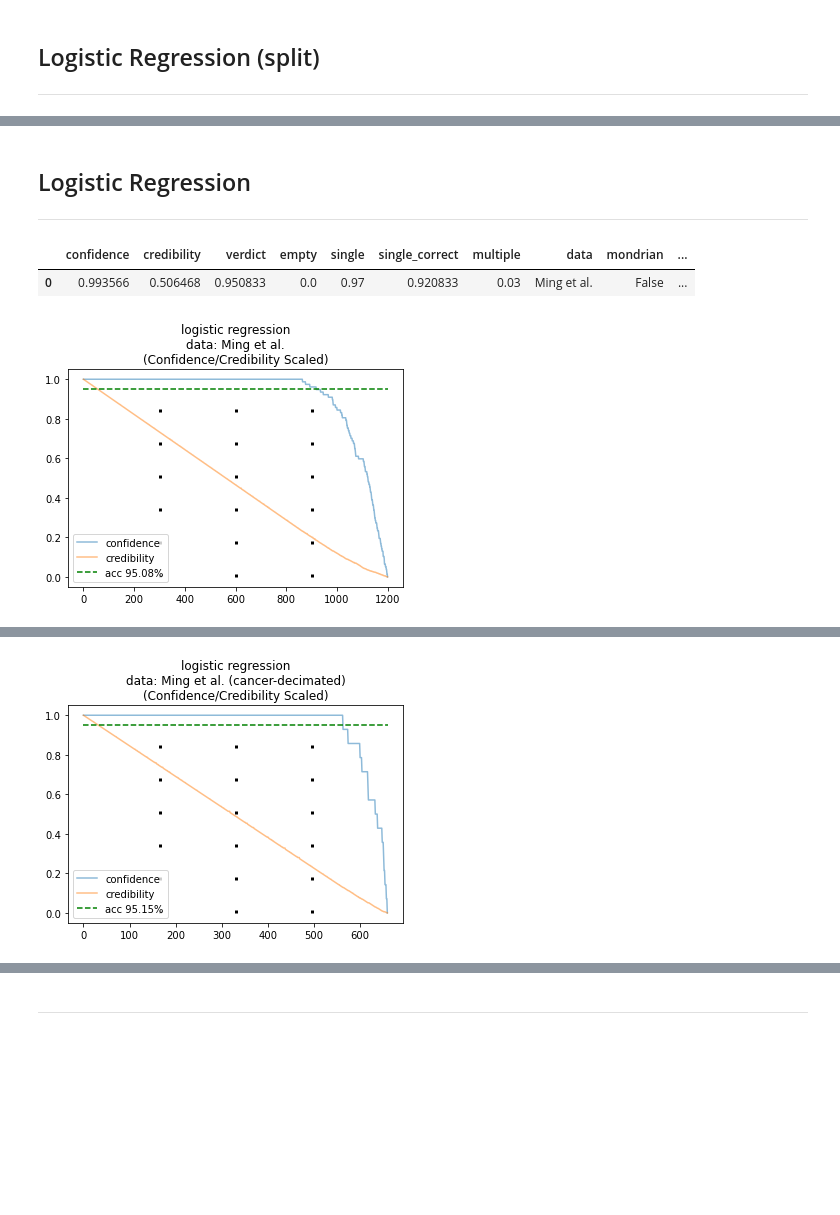
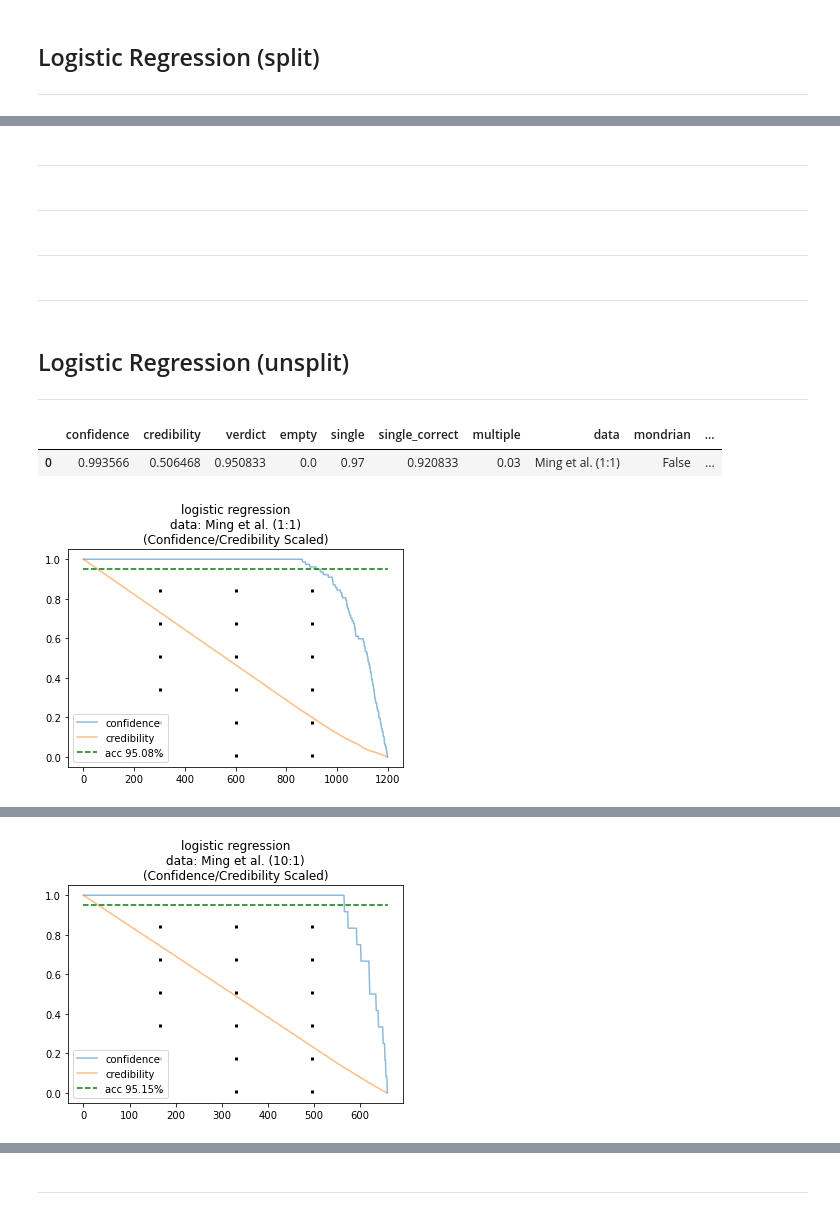
Before and after one commit to illato/vigilant-computing-machine, a Jupyter notebook: source/Notebooks/conformal_prediction_confidence_LDR_disparity_notebook.ipynb, the cells around one changed output, grey strips where cells are left out. Cells and saved outputs as stored; diff of their text form; code cells hidden in the pictures; blank space fills up the shorter version.

Commit message:
fixed data leak, refined notebook, removed extraneous notebooks

```diff
--- a/source/Notebooks/conformal_prediction_confidence_LDR_disparity_notebook.ipynb
+++ b/source/Notebooks/conformal_prediction_confidence_LDR_disparity_notebook.ipynb
@@ -355,0 +336,5 @@ We will proceed by using the entirety of the population sample for training, cal
+# %%
+np.random.seed(42) # reproducibility
+
+train_dec, test_dec = next(cp.evaluation.RandomSampler(tab_dec, 2, 1)) # 2:1 train:test
+train_dec, calibrate_dec = next(cp.evaluation.RandomSampler(train_dec,2,1)) # 2:1 train:calibrate
@@ -355,0 +417,23 @@ We will proceed by using the entirety of the population sample for training, cal
+# %%
+np.random.seed(42)
+
+# create learner
+cc = cp.classification.InductiveClassifier(
+        cp.nonconformity.InverseProbability(
+            Orange.classification.LogisticRegressionLearner()))
+
+# run experiments
+experiment_logistic_signal = util.run_experiments(cc, train, test, calibrate, eps=0.05, method='Baseline Split Data')
+experiment_logistic_cancer_downsampl = util.run_experiments(cc, train_dec, test_dec, calibrate_dec, eps=0.05, method='Baseline Split Data')
+
+# get LDR (low confidence predictions) for 1:1
+df_pred = experiment_logistic_signal.loc[0, 'df']
+df_pred = util.sort_reindex(df_pred, col=['confidence','credibility'])
+ldr_idx = int(len(df_pred.index.values) / 10)
+df_pred_logistic_signal_ldr = df_pred.iloc[-ldr_idx:,:].copy()
+
+# get LDR (low confidence predictions) for 10:1
+df_pred = experiment_logistic_cancer_downsampl.loc[0, 'df']
+df_pred = util.sort_reindex(df_pred, col=['confidence','credibility'])
+ldr_idx = int(len(df_pred.index.values) / 10)
+df_pred_logistic_signal_cancer_downsampl_ldr = df_pred.iloc[-ldr_idx:,:].copy()
@@ -355,0 +571,3 @@ We will proceed by using the entirety of the population sample for training, cal
+# %%
+tab_signal = normalizer(tab)
+tab_downsampl = normalizer(tab_dec)
@@ -356,5 +576,13 @@ We will proceed by using the entirety of the population sample for training, cal
+# %% [markdown]
+----
+# %% [markdown]
+----
+# %% [markdown]
+----
+# %% [markdown]
+----
 # %% [markdown]
-## Logistic Regression
+## Logistic Regression (unsplit)
 ----
 # %%
 np.random.seed(42)
@@ -372,11 +600,11 @@ experiment_logistic_signal = util.run_experiments(cc,
                                                   method='Baseline Unsplit Data')
 
 util.plot_experiments(experiment_logistic_signal)
-experiment_logistic_signal
+experiment_logistic_signal.iloc[:,:-3]
 # %% [output]
 |  | confidence | credibility | verdict | empty | single | single_correct | multiple | data | mondrian | ... |
-| 0 | 0.993566 | 0.506468 | 0.950833 | 0.0 | 0.97 | 0.920833 | 0.03 | Ming et al. | False | ... |
+| 0 | 0.993566 | 0.506468 | 0.950833 | 0.0 | 0.97 | 0.920833 | 0.03 | Ming et al. (1:1) | False | ... |
-[figure, old version]
+[figure, new version]
 # %%
 np.random.seed(42)
 
@@ -385,14 +613,14 @@ cc = cp.classification.InductiveClassifier(
         cp.nonconformity.InverseProbability(
             Orange.classification.LogisticRegressionLearner()))
 
-experiment_logistic_cancer_decimated = util.run_experiments(cc,
-                                                            tab_decimated,
-                                                            tab_decimated,
-                                                            tab_decimated,
+experiment_logistic_cancer_downsampl = util.run_experiments(cc,
+                                                            tab_downsampl,
+                                                            tab_downsampl,
+                                                            tab_downsampl,
                                                             eps=0.05,
                                                             method='Baseline Unsplit Data')
 
-util.plot_experiments(experiment_logistic_cancer_decimated)
-experiment_logistic_cancer_decimated
+util.plot_experiments(experiment_logistic_cancer_downsampl)
+experiment_logistic_cancer_downsampl.iloc[:,:-3]
 # %% [output]
 |  | confidence | credibility | verdict | empty | single | single_correct | multiple | data | mondrian | ... |
@@ -400,2 +628,2 @@ experiment_logistic_cancer_decimated
-[figure, old version]
+[figure, new version]
 # %% [markdown]
```
Also changed, not shown: parts of 111 cells of this notebook, 7 other files.
